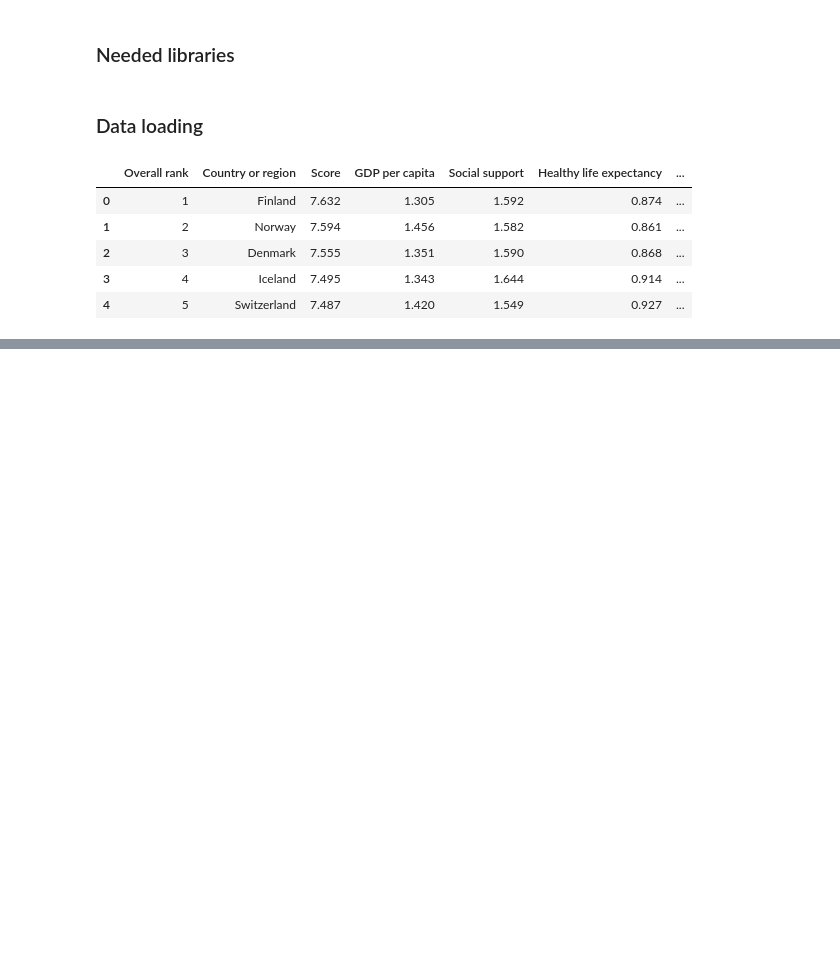
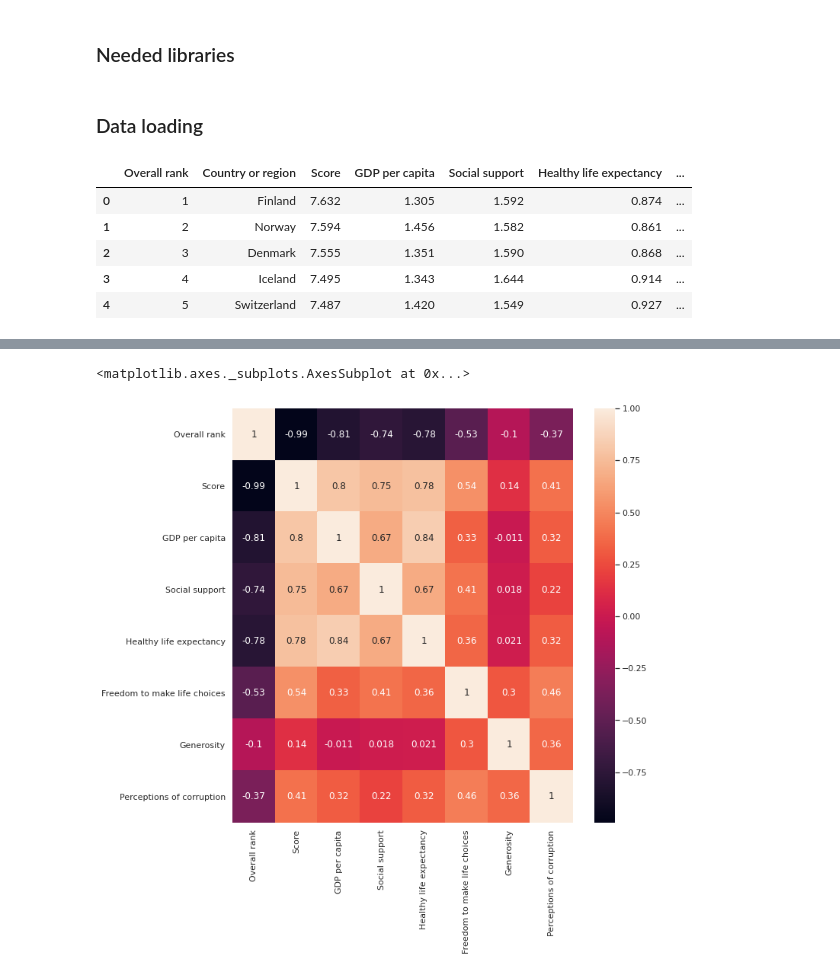
Before and after one commit to Noha-Magdy/world-happiness-report-analysis, a Jupyter notebook: Happiness_report_analysis.ipynb, the cells around one changed output, grey strips where cells are left out. Saved outputs shown, nothing was run; the diff lists cells and outputs as text; code cells hidden in the pictures; blank space fills up the shorter version.

```diff
--- a/Happiness_report_analysis.ipynb
+++ b/Happiness_report_analysis.ipynb
@@ -32,0 +119,6 @@ happiness_report_18.head()
+# %%
+plt.figure(figsize=(10,10))
+sns.heatmap(happiness_report_18.corr(), annot=True)
+# %% [output]
+<matplotlib.axes._subplots.AxesSubplot at 0x...>
+[figure, added]
```
Also changed, not shown: parts of 10 cells of this notebook.
